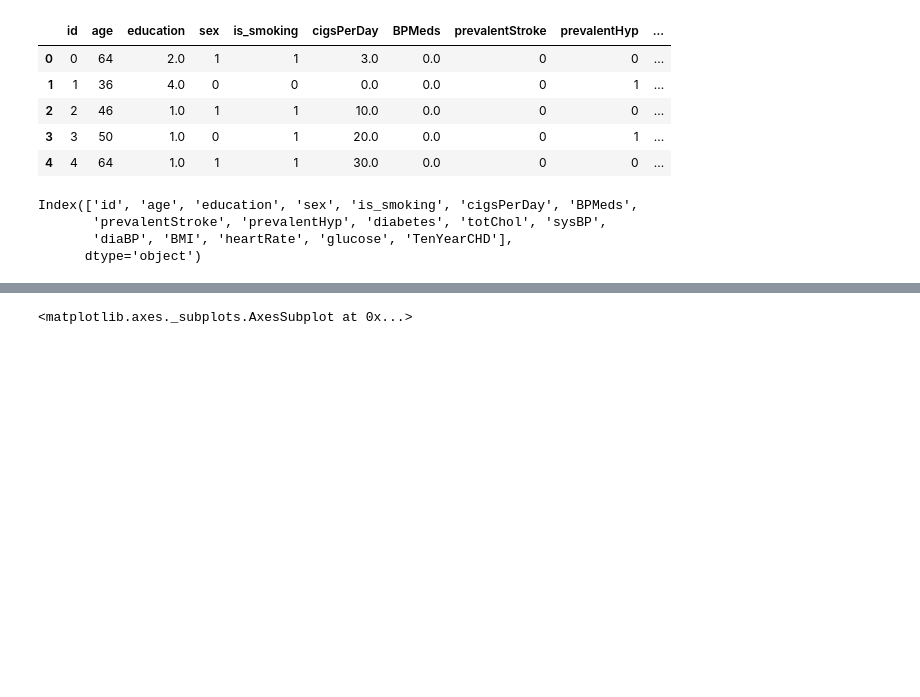
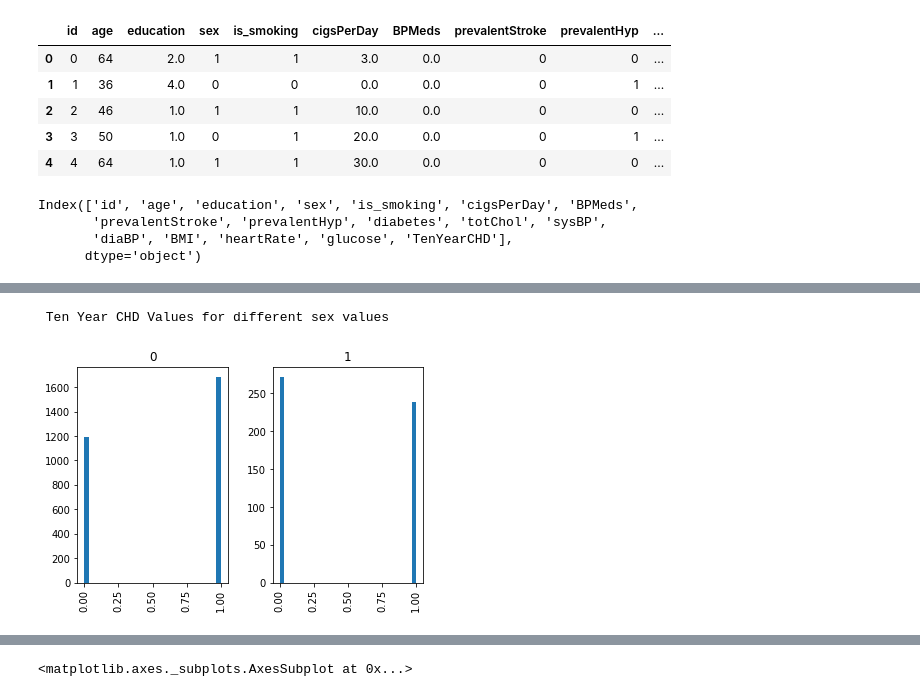
Before and after one commit to SAKSHIDHYANI/Cardiovascular-Risk-Prediction, a Jupyter notebook: Cardiovascular_Risk_Prediction.ipynb, the cells around one changed output, grey strips where cells are left out. Drawn from its saved outputs; the diff is of its cells as text; code cells hidden in the pictures; blank space fills up the shorter version.

```diff
--- a/Cardiovascular_Risk_Prediction.ipynb
+++ b/Cardiovascular_Risk_Prediction.ipynb
@@ -361,0 +380,6 @@ Index(['id', 'age', 'education', 'sex', 'is_smoking', 'cigsPerDay', 'BPMeds',
+# %%
+# data distribution for sex column
+plot('sex')
+# %% [output]
+ Ten Year CHD Values for different sex values
+[figure, added]
```
Also changed, not shown: parts of 64 cells of this notebook.
